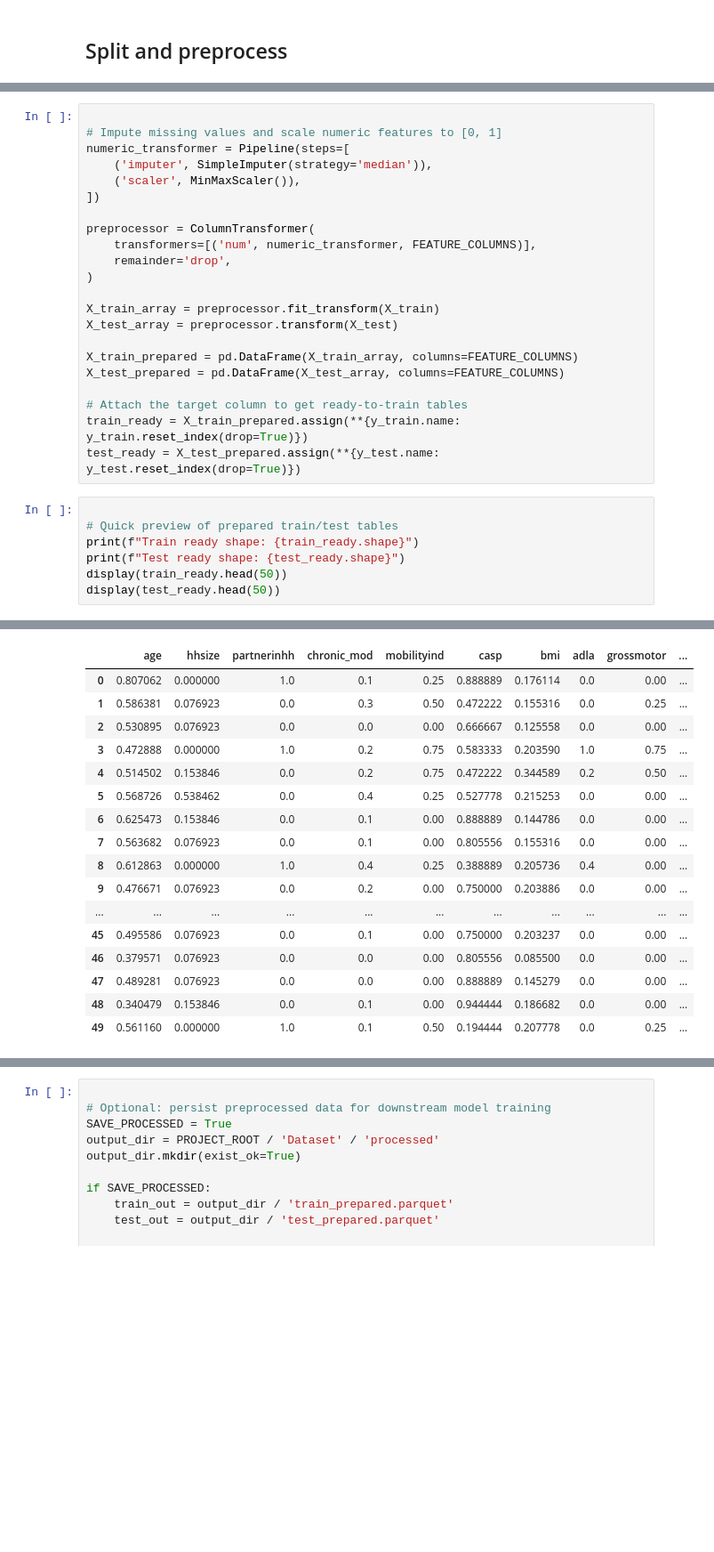
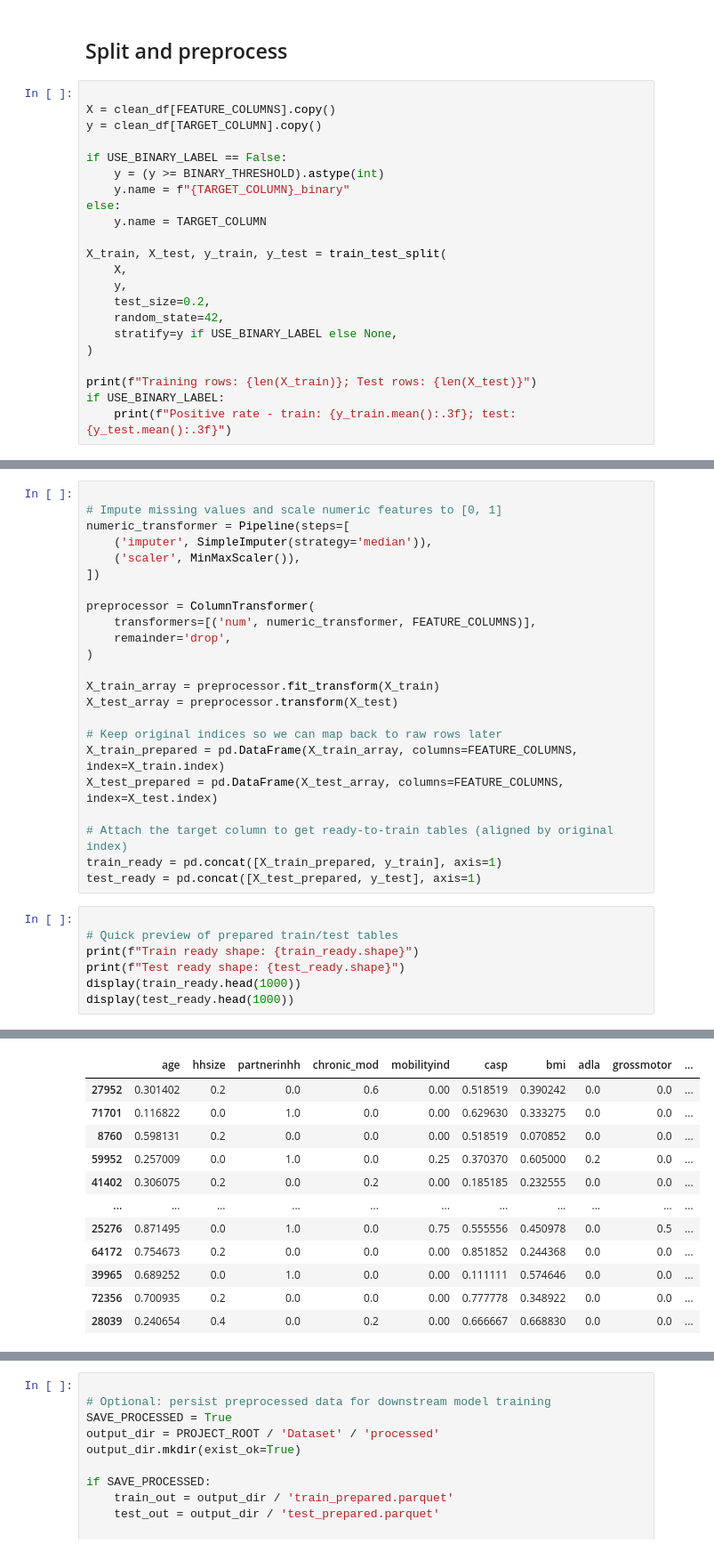
Before and after one commit to FHPopova21/HumanSignal, a Jupyter notebook: notebook/data_preparation.ipynb, the cells around one changed output, grey strips where cells are left out. Shown: that part at 89% size. Drawn from its saved outputs; the diff is of its cells as text; blank space fills up the shorter version.

Commit message:
Update data preparation notebook, add baseline depression risk model, and remove test file

```diff
--- a/notebook/data_preparation.ipynb
+++ b/notebook/data_preparation.ipynb
@@ -176,3 +201,25 @@ Rows after dropping missing eurod: (77998, 14)
 # %% [markdown]
 
 ## Split and preprocess
+# %%
+
+X = clean_df[FEATURE_COLUMNS].copy()
+y = clean_df[TARGET_COLUMN].copy()
+
+if USE_BINARY_LABEL == False:
+    y = (y >= BINARY_THRESHOLD).astype(int)
+    y.name = f"{TARGET_COLUMN}_binary"
+else:
+    y.name = TARGET_COLUMN
+
+X_train, X_test, y_train, y_test = train_test_split(
+    X,
+    y,
+    test_size=0.2,
+    random_state=42,
+    stratify=y if USE_BINARY_LABEL else None,
+)
+
+print(f"Training rows: {len(X_train)}; Test rows: {len(X_test)}")
+if USE_BINARY_LABEL:
+    print(f"Positive rate - train: {y_train.mean():.3f}; test: {y_test.mean():.3f}")
@@ -192,36 +242,32 @@ preprocessor = ColumnTransformer(
 X_train_array = preprocessor.fit_transform(X_train)
 X_test_array = preprocessor.transform(X_test)
 
-X_train_prepared = pd.DataFrame(X_train_array, columns=FEATURE_COLUMNS)
-X_test_prepared = pd.DataFrame(X_test_array, columns=FEATURE_COLUMNS)
+# Keep original indices so we can map back to raw rows later
+X_train_prepared = pd.DataFrame(X_train_array, columns=FEATURE_COLUMNS, index=X_train.index)
+X_test_prepared = pd.DataFrame(X_test_array, columns=FEATURE_COLUMNS, index=X_test.index)
 
-# Attach the target column to get ready-to-train tables
-train_ready = X_train_prepared.assign(**{y_train.name: y_train.reset_index(drop=True)})
-test_ready = X_test_prepared.assign(**{y_test.name: y_test.reset_index(drop=True)})
+# Attach the target column to get ready-to-train tables (aligned by original index)
+train_ready = pd.concat([X_train_prepared, y_train], axis=1)
+test_ready = pd.concat([X_test_prepared, y_test], axis=1)
 # %%
 
 # Quick preview of prepared train/test tables
 print(f"Train ready shape: {train_ready.shape}")
 print(f"Test ready shape: {test_ready.shape}")
-display(train_ready.head(50))
-display(test_ready.head(50))
+display(train_ready.head(1000))
+display(test_ready.head(1000))
 # %% [output]
 Train ready shape: (62398, 14)
 Test ready shape: (15600, 14)
 |  | age | hhsize | partnerinhh | chronic_mod | mobilityind | casp | bmi | adla | grossmotor | ... |
-| 0 | 0.807062 | 0.000000 | 1.0 | 0.1 | 0.25 | 0.888889 | 0.176114 | 0.0 | 0.00 | ... |
-| 1 | 0.586381 | 0.076923 | 0.0 | 0.3 | 0.50 | 0.472222 | 0.155316 | 0.0 | 0.25 | ... |
-| 2 | 0.530895 | 0.076923 | 0.0 | 0.0 | 0.00 | 0.666667 | 0.125558 | 0.0 | 0.00 | ... |
-| 3 | 0.472888 | 0.000000 | 1.0 | 0.2 | 0.75 | 0.583333 | 0.203590 | 1.0 | 0.75 | ... |
-| 4 | 0.514502 | 0.153846 | 0.0 | 0.2 | 0.75 | 0.472222 | 0.344589 | 0.2 | 0.50 | ... |
-| 5 | 0.568726 | 0.538462 | 0.0 | 0.4 | 0.25 | 0.527778 | 0.215253 | 0.0 | 0.00 | ... |
-| 6 | 0.625473 | 0.153846 | 0.0 | 0.1 | 0.00 | 0.888889 | 0.144786 | 0.0 | 0.00 | ... |
-| 7 | 0.563682 | 0.076923 | 0.0 | 0.1 | 0.00 | 0.805556 | 0.155316 | 0.0 | 0.00 | ... |
-| 8 | 0.612863 | 0.000000 | 1.0 | 0.4 | 0.25 | 0.388889 | 0.205736 | 0.4 | 0.00 | ... |
-| 9 | 0.476671 | 0.076923 | 0.0 | 0.2 | 0.00 | 0.750000 | 0.203886 | 0.0 | 0.00 | ... |
+| 27952 | 0.301402 | 0.2 | 0.0 | 0.6 | 0.00 | 0.518519 | 0.390242 | 0.0 | 0.0 | ... |
+| 71701 | 0.116822 | 0.0 | 1.0 | 0.0 | 0.00 | 0.629630 | 0.333275 | 0.0 | 0.0 | ... |
+| 8760 | 0.598131 | 0.2 | 0.0 | 0.0 | 0.00 | 0.518519 | 0.070852 | 0.0 | 0.0 | ... |
+| 59952 | 0.257009 | 0.0 | 1.0 | 0.0 | 0.25 | 0.370370 | 0.605000 | 0.2 | 0.0 | ... |
+| 41402 | 0.306075 | 0.2 | 0.0 | 0.2 | 0.00 | 0.185185 | 0.232555 | 0.0 | 0.0 | ... |
 | ... | ... | ... | ... | ... | ... | ... | ... | ... | ... | ... |
-| 45 | 0.495586 | 0.076923 | 0.0 | 0.1 | 0.00 | 0.750000 | 0.203237 | 0.0 | 0.00 | ... |
-| 46 | 0.379571 | 0.076923 | 0.0 | 0.0 | 0.00 | 0.805556 | 0.085500 | 0.0 | 0.00 | ... |
-| 47 | 0.489281 | 0.076923 | 0.0 | 0.0 | 0.00 | 0.888889 | 0.145279 | 0.0 | 0.00 | ... |
-| 48 | 0.340479 | 0.153846 | 0.0 | 0.1 | 0.00 | 0.944444 | 0.186682 | 0.0 | 0.00 | ... |
-| 49 | 0.561160 | 0.000000 | 1.0 | 0.1 | 0.50 | 0.194444 | 0.207778 | 0.0 | 0.25 | ... |
+| 25276 | 0.871495 | 0.0 | 1.0 | 0.0 | 0.75 | 0.555556 | 0.450978 | 0.0 | 0.5 | ... |
+| 64172 | 0.754673 | 0.2 | 0.0 | 0.0 | 0.00 | 0.851852 | 0.244368 | 0.0 | 0.0 | ... |
+| 39965 | 0.689252 | 0.0 | 1.0 | 0.0 | 0.00 | 0.111111 | 0.574646 | 0.0 | 0.0 | ... |
+| 72356 | 0.700935 | 0.2 | 0.0 | 0.0 | 0.00 | 0.777778 | 0.348922 | 0.0 | 0.0 | ... |
+| 28039 | 0.240654 | 0.4 | 0.0 | 0.2 | 0.00 | 0.666667 | 0.668830 | 0.0 | 0.0 | ... |
```
Also changed, not shown: parts of 7 cells of this notebook, 6 other files.
